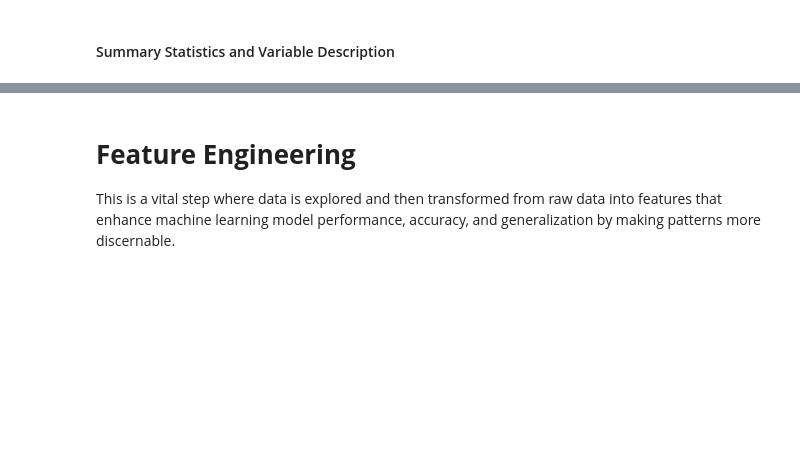
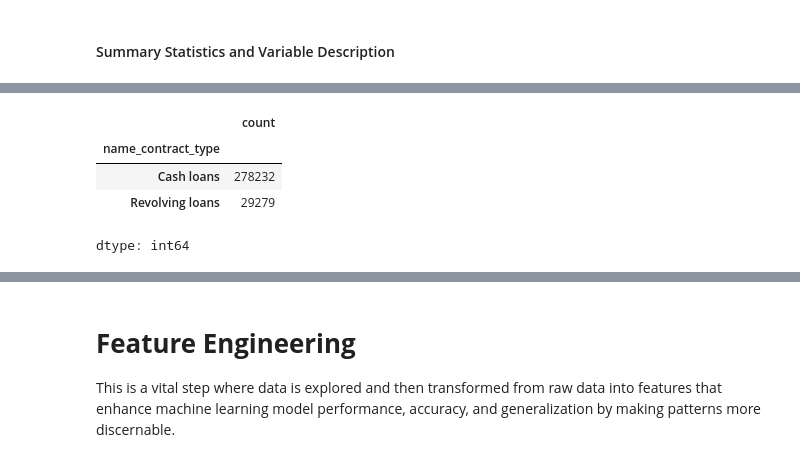
Before and after one commit to kwanda2426/ACML_26_P1, a Jupyter notebook: Models/Starter_notebook.ipynb, the cells around one changed output, grey strips where cells are left out. Cells and saved outputs as stored; diff of their text form; code cells hidden in the pictures; blank space fills up the shorter version.

```diff
--- a/Models/Starter_notebook.ipynb
+++ b/Models/Starter_notebook.ipynb
@@ -189,3 +189,11 @@ df.describe().T
 | amt_req_credit_bureau_mon | 265992.0 | 0.267395 | 0.916002 | 0.000000e+00 | 0.000000 | 0.000000 | 0.000000 | 2.700000e+01 |
 | amt_req_credit_bureau_qrt | 265992.0 | 0.265474 | 0.794056 | 0.000000e+00 | 0.000000 | 0.000000 | 0.000000 | 2.610000e+02 |
 | amt_req_credit_bureau_year | 265992.0 | 1.899974 | 1.869295 | 0.000000e+00 | 0.000000 | 1.000000 | 3.000000 | 2.500000e+01 |
+# %%
+df_main.name_contract_type.value_counts()
+# %% [output]
+|  | count |
+| name_contract_type |  |
+| Cash loans | 278232 |
+| Revolving loans | 29279 |
+dtype: int64
```
Also changed, not shown: parts of 2 cells of this notebook.
